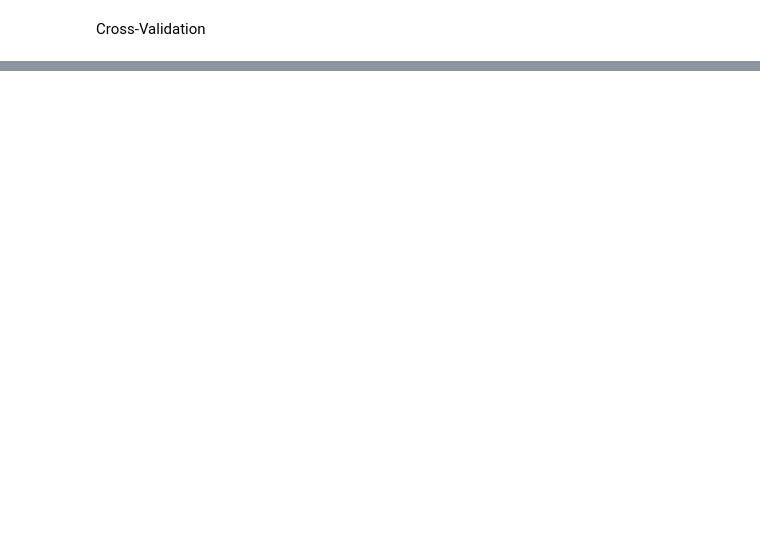
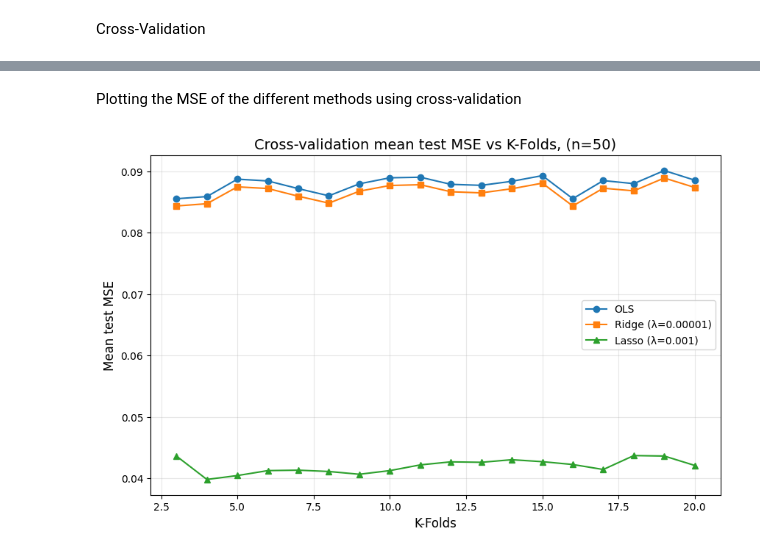
Before and after one commit to EiHol/FYSSTK3155, a Jupyter notebook: Project1/Code/Cross_Validation.ipynb, the cells around one changed output, grey strips where cells are left out. Cells and saved outputs as stored; diff of their text form; code cells hidden in the pictures; blank space fills up the shorter version.

```diff
--- a/Project1/Code/Cross_Validation.ipynb
+++ b/Project1/Code/Cross_Validation.ipynb
@@ -50,0 +63,14 @@ def cross_validation(x, y, degrees=5, n_folds=5, LOO=False, ):
+# %%
+n = 50
+
+# Generate data
+x, y = generate_data(n, seed=42)
+
+# Number of folds
+n_folds = list(range(3, 21))
+# %%
+res_CV_OLS = run_experiment_CV(x, y, degrees=8, lmbda=0, lass=False, n_folds=n_folds, LOO=False)
+# %%
+res_CV_Ridge = run_experiment_CV(x, y, degrees=8, lmbda=0.00001, lass=False, n_folds=n_folds, LOO=False)
+# %%
+res_CV_Lasso = run_experiment_CV(x, y, degrees=8, lmbda=0.001, lass=True, n_folds=n_folds, LOO=False)
@@ -50,0 +85,15 @@ def cross_validation(x, y, degrees=5, n_folds=5, LOO=False, ):
+# %% [markdown]
+Plotting the MSE of the different methods using cross-validation
+# %%
+plt.figure(figsize=(10, 6))
+plt.plot([r["K-Folds"] for r in res_CV_OLS], [r["test_mse"] for r in res_CV_OLS], 'o-', label='OLS')
+plt.plot([r["K-Folds"] for r in res_CV_Ridge], [r["test_mse"] for r in res_CV_Ridge], 's-', label='Ridge (λ=0.00001)')
+plt.plot([r["K-Folds"] for r in res_CV_Lasso], [r["test_mse"] for r in res_CV_Lasso], '^-', label='Lasso (λ=0.001)')
+plt.xlabel("K-Folds", fontsize=12)
+plt.ylabel("Mean test MSE", fontsize=12)
+plt.title("Cross-validation mean test MSE vs K-Folds, (n=50)", fontsize=14)
+plt.legend()
+plt.grid(alpha=0.3)
+plt.show()
+# %% [output]
+[figure, added]
```
Also changed, not shown: parts of 5 cells of this notebook, 25 other files.
